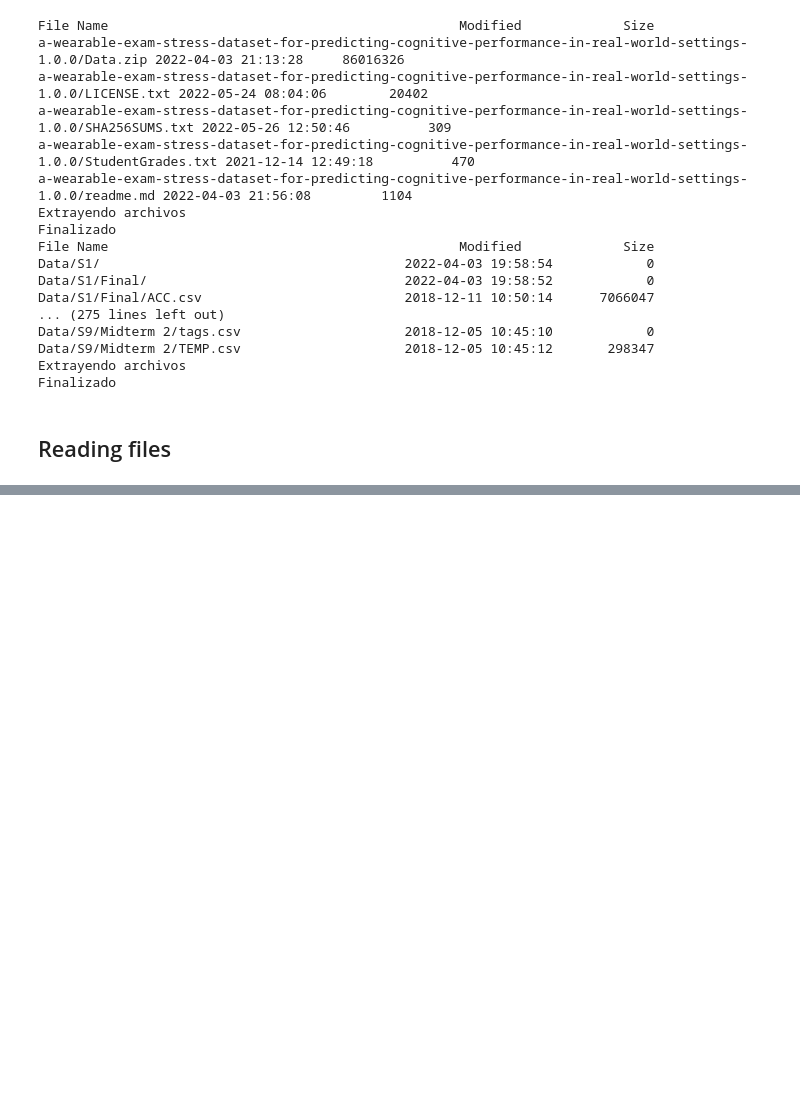
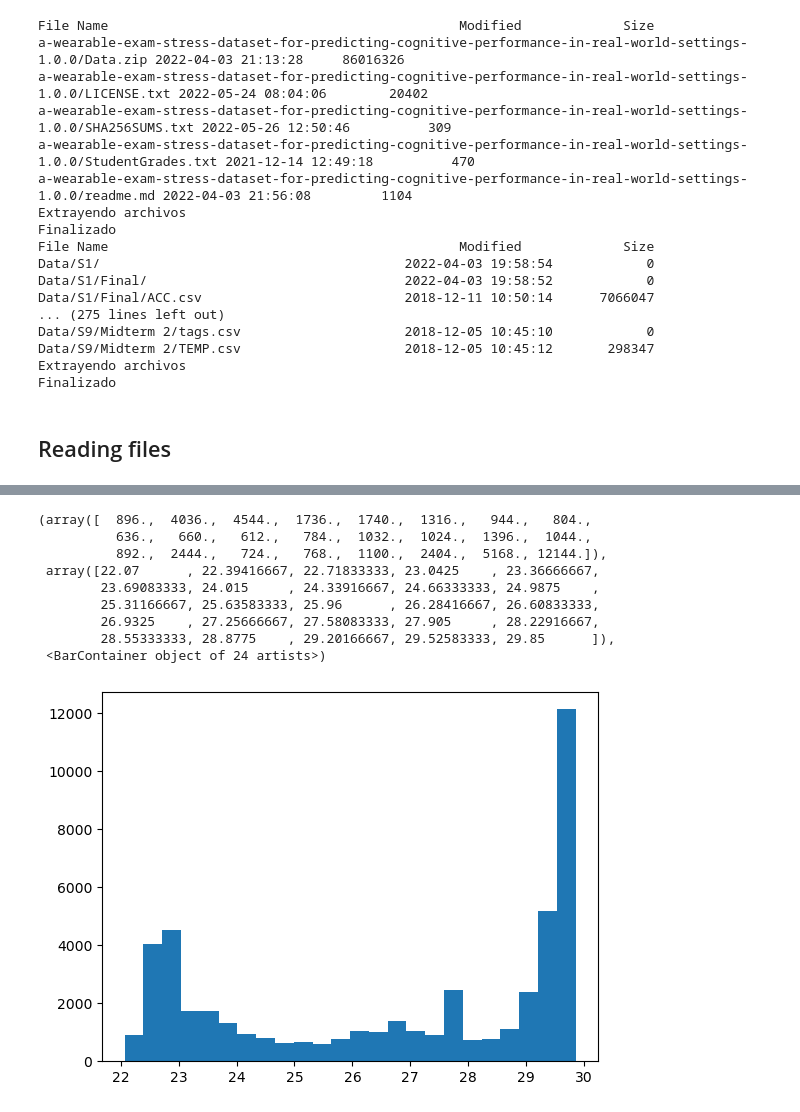
Before and after one commit to jsForeroBiomed/wearable-stress-exam-performance, a Jupyter notebook: Physiological-signals.ipynb, the cells around one changed output, grey strips where cells are left out. Drawn from its saved outputs; the diff is of its cells as text; code cells hidden in the pictures; blank space fills up the shorter version.

```diff
--- a/Physiological-signals.ipynb
+++ b/Physiological-signals.ipynb
@@ -128,0 +158,13 @@ students_dict['S2']['Final']['HR'].head(10)
+# %%
+plt.hist(temperature['S3 + Midterm 1'], bins='fd')
+# %% [output]
+(array([  896.,  4036.,  4544.,  1736.,  1740.,  1316.,   944.,   804.,
+          636.,   660.,   612.,   784.,  1032.,  1024.,  1396.,  1044.,
+          892.,  2444.,   724.,   768.,  1100.,  2404.,  5168., 12144.]),
+ array([22.07      , 22.39416667, 22.71833333, 23.0425    , 23.36666667,
+        23.69083333, 24.015     , 24.33916667, 24.66333333, 24.9875    ,
+        25.31166667, 25.63583333, 25.96      , 26.28416667, 26.60833333,
+        26.9325    , 27.25666667, 27.58083333, 27.905     , 28.22916667,
+        28.55333333, 28.8775    , 29.20166667, 29.52583333, 29.85      ]),
+ <BarContainer object of 24 artists>)
+[figure, added]
```
Also changed, not shown: parts of 11 cells of this notebook.
